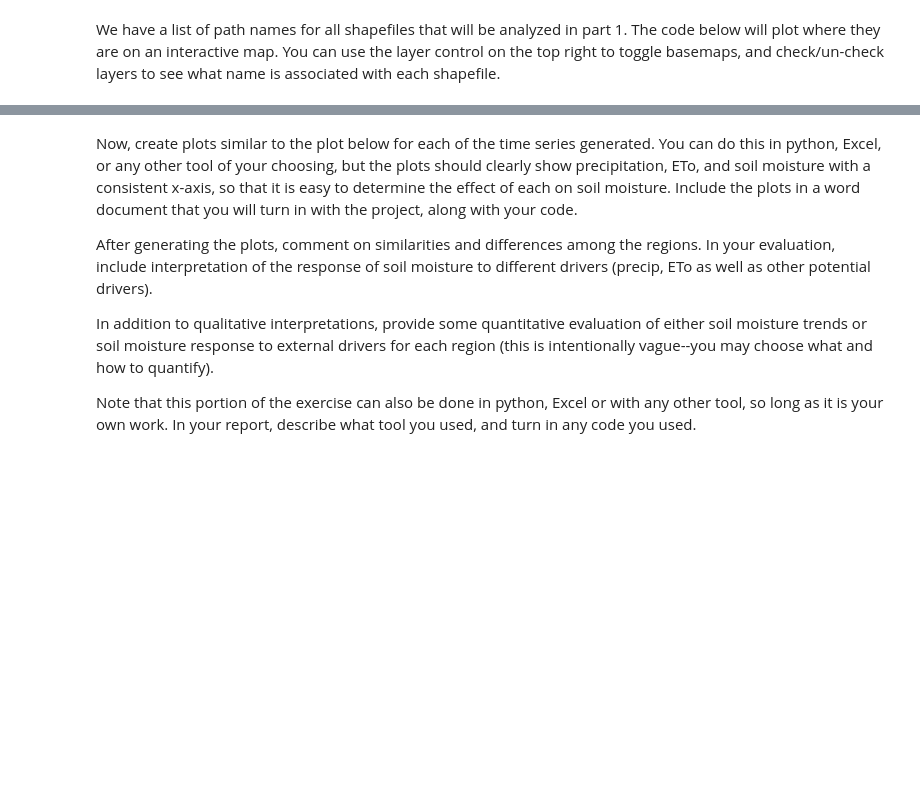
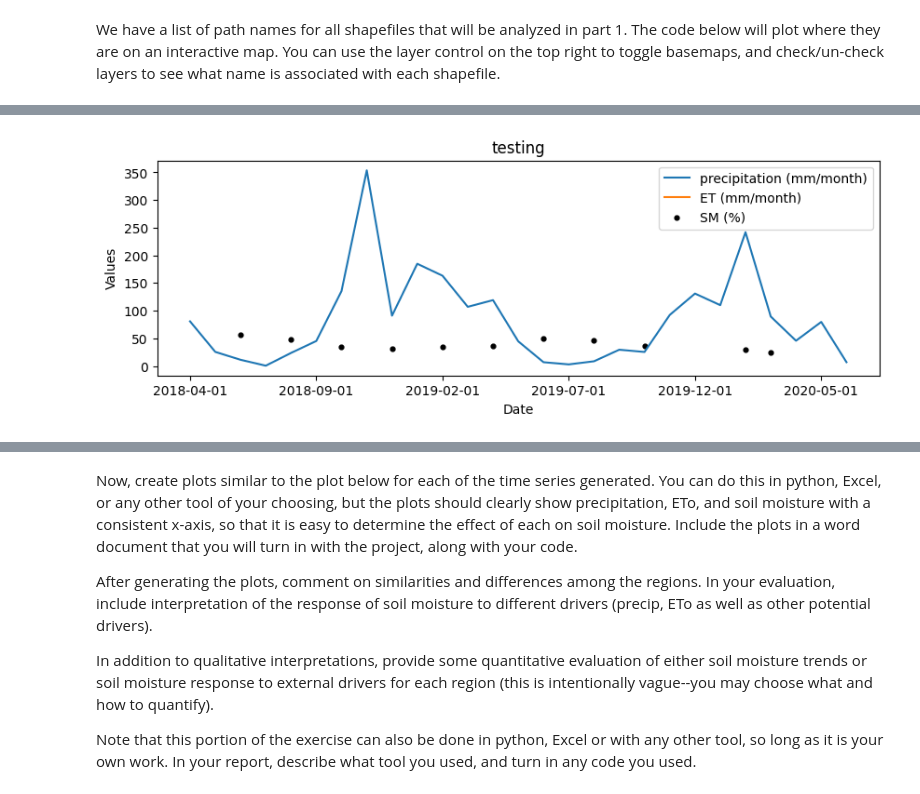
Before and after one commit to molloyjb/ExploreGIT, a Jupyter notebook: assignments/homework3/homework3.ipynb, the cells around one changed output, grey strips where cells are left out. Drawn from its saved outputs; the diff is of its cells as text; code cells hidden in the pictures; blank space fills up the shorter version.

```diff
--- a/assignments/homework3/homework3.ipynb
+++ b/assignments/homework3/homework3.ipynb
@@ -363,3 +381,18 @@ for kk, watershed_gee in enumerate(gee_wsheds):
+# %%
+df = pd.read_csv('pantanal1_merged_data.csv')
+
+plt.subplots(figsize=(10, 3))
+plt.plot(df['date'], df['precip_mm'], label='precipitation (mm/month)')
+plt.plot(df['date'], df['ET'], label='ET (mm/month)')
+plt.scatter(df['date'], df['soil_moisture_am']*100, label='SM (%)',
+            marker='o', color='black', s=12)
+plt.xlabel('Date')
+plt.ylabel('Values')
+plt.legend()
+plt.title('testing')
+plt.gca().xaxis.set_major_locator(plt.MaxNLocator(nbins=6))
+# %% [output]
+[figure, added]
 # %%
 from glob import glob
 csv_files = glob('*.csv')
```
Also changed, not shown: parts of 24 cells of this notebook.
